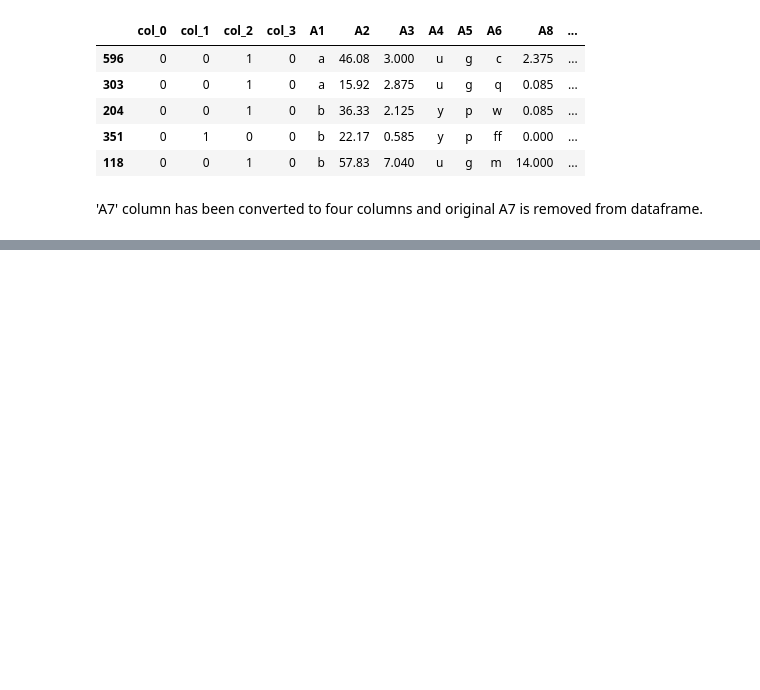
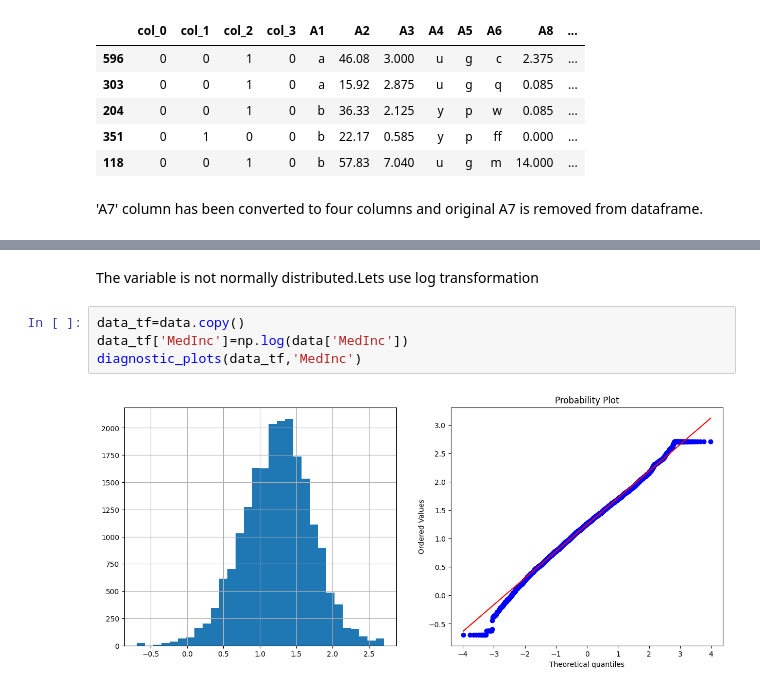
Before and after one commit to Chirag314/Feature-Engineering, a Jupyter notebook: Feature_Engineering_practise.ipynb, the cells around one changed output, grey strips where cells are left out. Drawn from its saved outputs; the diff is of its cells as text; blank space fills up the shorter version.

```diff
--- a/Feature_Engineering_practise.ipynb
+++ b/Feature_Engineering_practise.ipynb
@@ -1118,0 +1161,8 @@ X_train_enc.head()
+# %% [markdown]
+The variable is not normally distributed.Lets use log transformation
+# %%
+data_tf=data.copy()
+data_tf['MedInc']=np.log(data['MedInc'])
+diagnostic_plots(data_tf,'MedInc')
+# %% [output]
+[figure, added]
```
Also changed, not shown: parts of 10 cells of this notebook.
